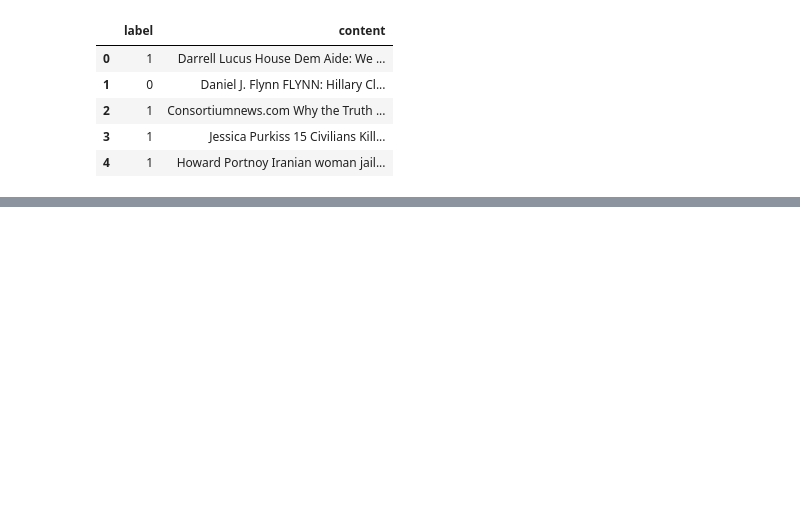
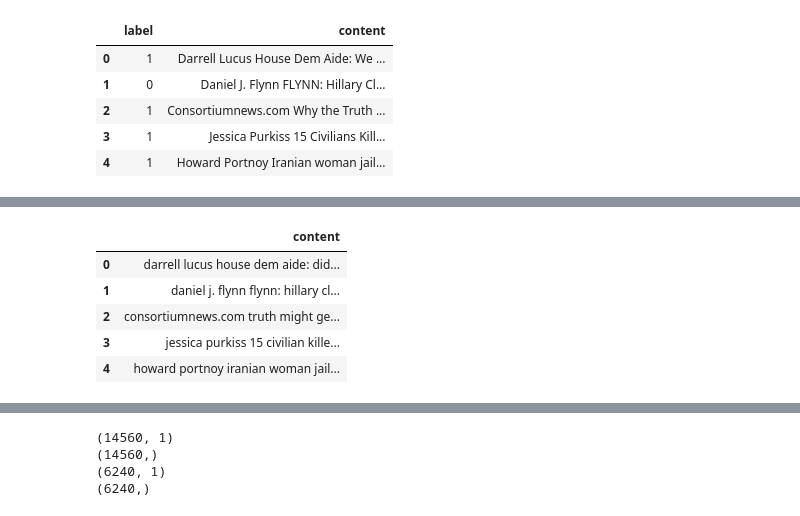
Before and after one commit to mithun0808/python, a Jupyter notebook: Fake_News_Detection.ipynb, the cells around one changed output, grey strips where cells are left out. Cells and saved outputs as stored; diff of their text form; code cells hidden in the pictures; blank space fills up the shorter version.

```diff
--- a/Fake_News_Detection.ipynb
+++ b/Fake_News_Detection.ipynb
@@ -8,5 +13,5 @@ ModuleNotFoundError: No module named 'seaaborn'
 # %%
-data = pd.read_csv("fake_news.csv")
+data = pd.read_csv("/content/fake_news.csv")
 data.head()
 # %% [output]
 |  | id | title | author | text | label |
@@ -89,6 +90,12 @@ Requirement already satisfied: colorama in c:\users\sss\anaconda3\lib\site-packa
 # %%
-from nltk.stem import WordNetLemmatizer
-from textblob import word
-data['content'] = data['content'].apply(lambda x: " ".join([Word(word).lemmatize() for word in x.split]))
+from nltk.corpus import WordNetCorpusReader
+from textblob import Word
+data['content'] = data['content'].apply(lambda x: " ".join([Word(word).lemmatize() for word in x.split()]))
 data['content'].head()
 # %% [output]
+|  | content |
+| 0 | darrell lucus house dem aide: did... |
+| 1 | daniel j. flynn flynn: hillary cl... |
+| 2 | consortiumnews.com truth might ge... |
+| 3 | jessica purkiss 15 civilian kille... |
+| 4 | howard portnoy iranian woman jail... |
@@ -95,0 +110,10 @@ ImportError: cannot import name 'word' from 'textblob' (C:\Users\sss\anaconda3\L
+# %%
+print(X_train.shape)
+print(y_train.shape)
+print(X_test.shape)
+print(y_test.shape)
+# %% [output]
+(14560, 1)
+(14560,)
+(6240, 1)
+(6240,)
```
Also changed, not shown: parts of 18 cells of this notebook.
